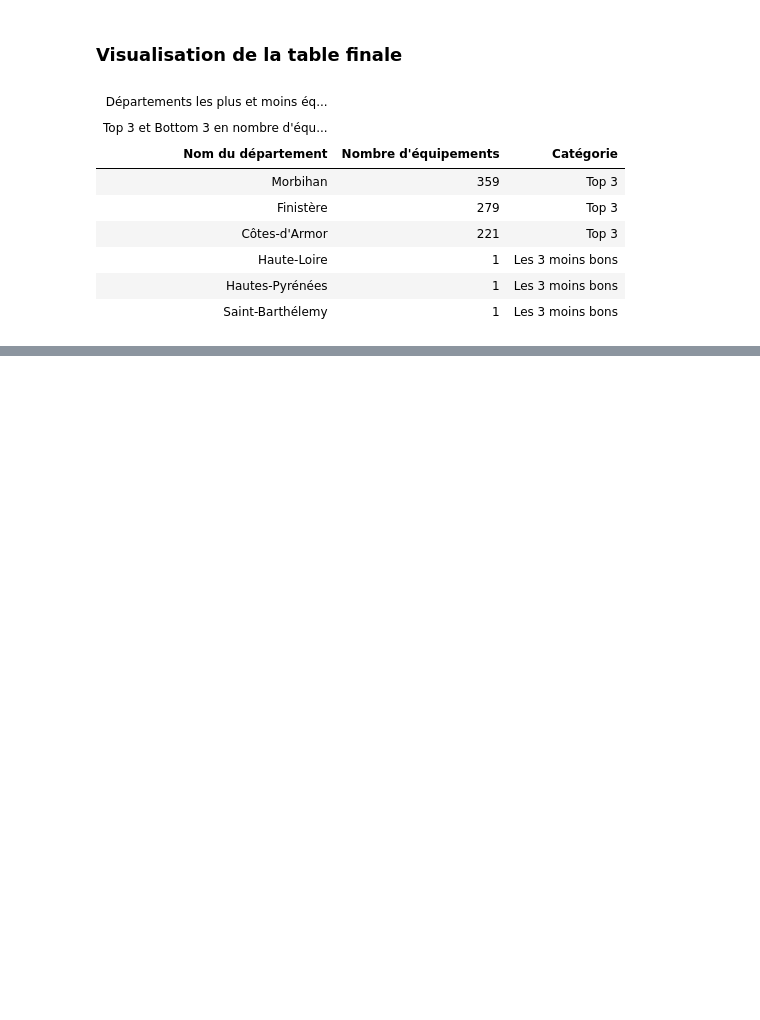
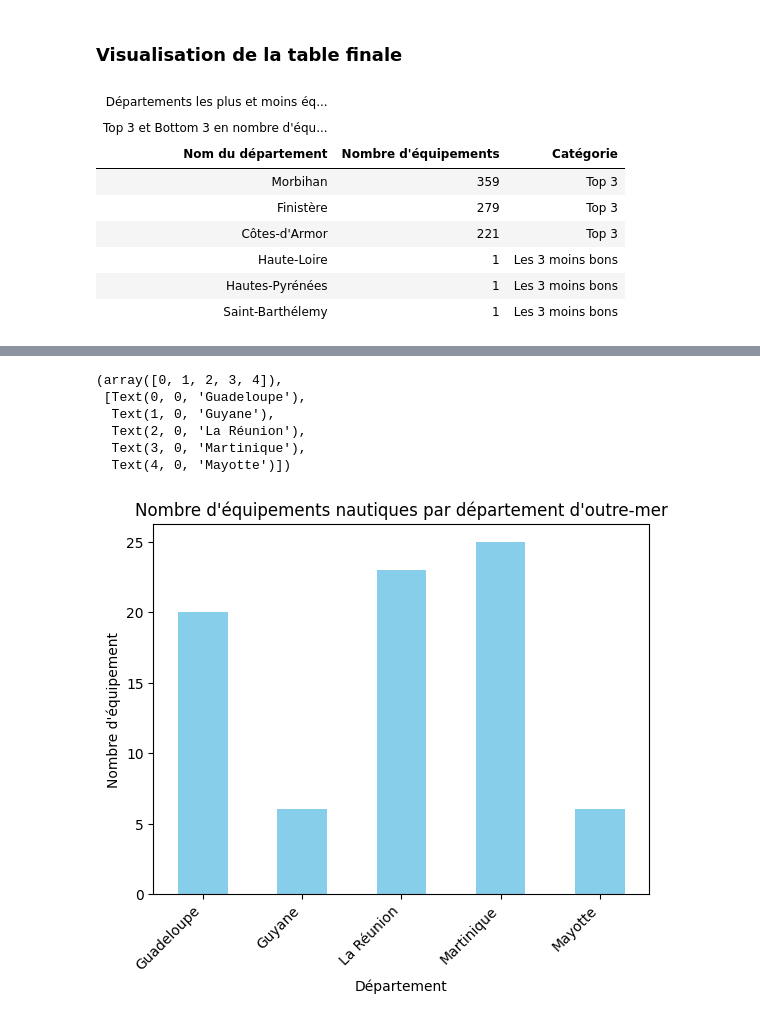
Before and after one commit to LR-Matteo/Projet-Final-Python-DataScience, a Jupyter notebook: bdd_stats_desc.ipynb, the cells around one changed output, grey strips where cells are left out. Cells and saved outputs as stored; diff of their text form; code cells hidden in the pictures; blank space fills up the shorter version.

```diff
--- a/bdd_stats_desc.ipynb
+++ b/bdd_stats_desc.ipynb
@@ -276,3 +279,10 @@ table
 | Haute-Loire | 1 | Les 3 moins bons |
 | Hautes-Pyrénées | 1 | Les 3 moins bons |
 | Saint-Barthélemy | 1 | Les 3 moins bons |
+# %%
+#Focus sur les DROM
+drom_numero = ['971', '972', '973', '974', '976']
+
+data_drom = data_nautique[data_nautique['dep_code'].isin(drom_numero)]
+
+data_drom.head(5)
@@ -278,0 +296,20 @@ table
+# %%
+drom_equip = (
+    data_drom
+    .groupby('dep_nom')
+    .size()
+    )
+
+drom_equip.plot(kind='bar', color='skyblue')
+plt.title("Nombre d'équipements nautiques par département d'outre-mer")
+plt.xlabel("Département")
+plt.ylabel("Nombre d'équipement")
+plt.xticks(rotation=45, ha='right')
+# %% [output]
+(array([0, 1, 2, 3, 4]),
+ [Text(0, 0, 'Guadeloupe'),
+  Text(1, 0, 'Guyane'),
+  Text(2, 0, 'La Réunion'),
+  Text(3, 0, 'Martinique'),
+  Text(4, 0, 'Mayotte')])
+[figure, added]
```
Also changed, not shown: parts of 4 cells of this notebook, 2 other files.
